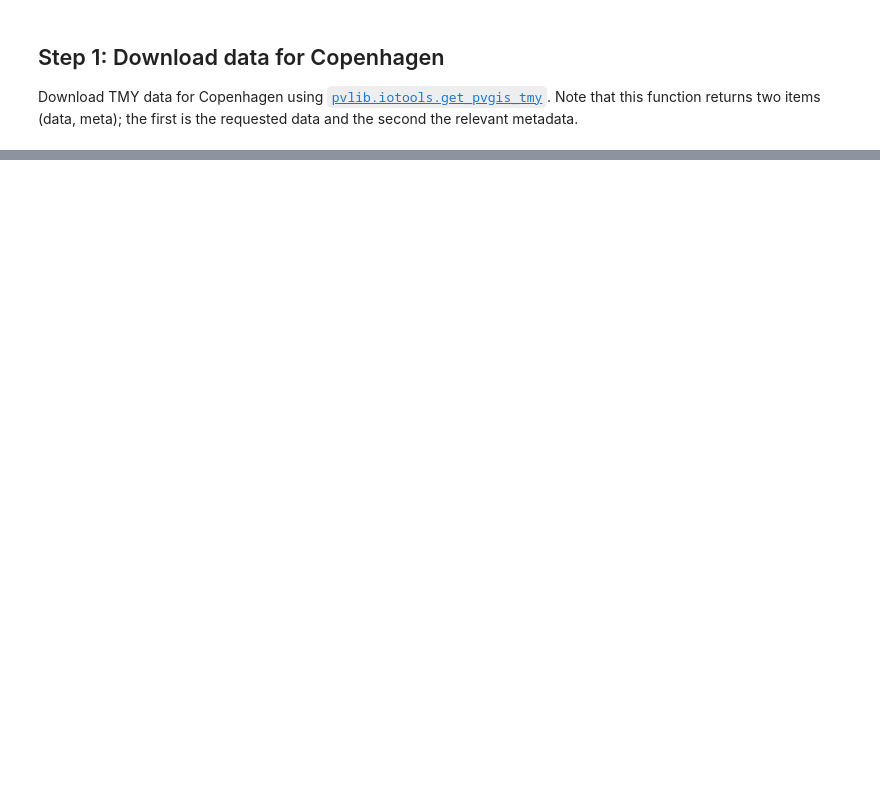
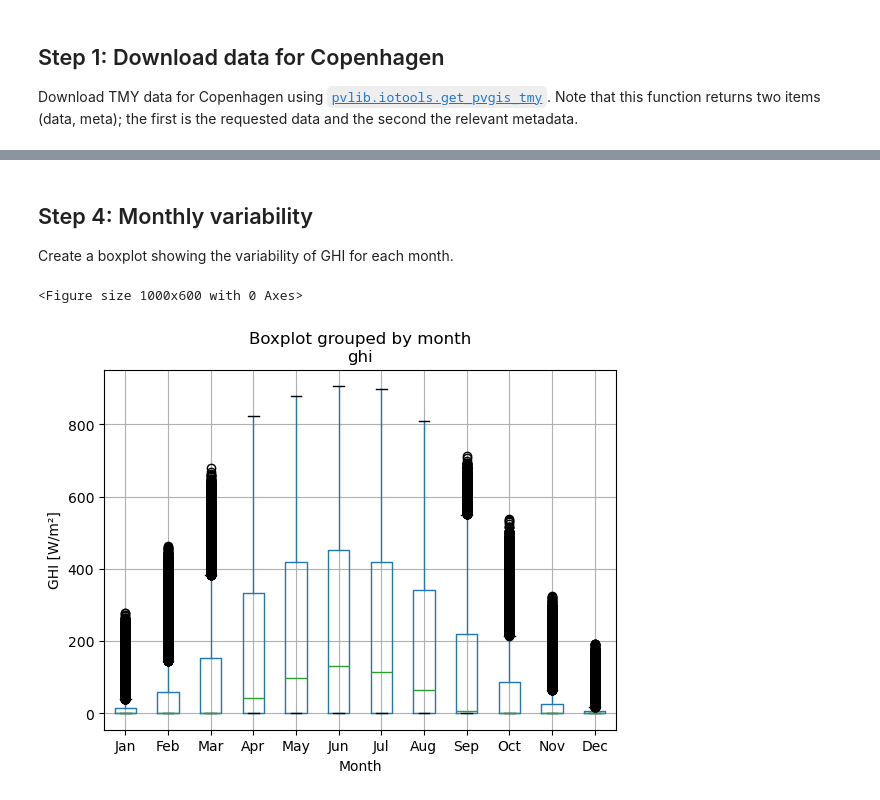
Before and after one commit to AdamRJensen/solar-resource-course, a Jupyter notebook: temporal_variability.ipynb, the cells around one changed output, grey strips where cells are left out. Cells and saved outputs as stored; diff of their text form; code cells hidden in the pictures; blank space fills up the shorter version.

```diff
--- a/temporal_variability.ipynb
+++ b/temporal_variability.ipynb
@@ -104,0 +58,17 @@ data
+# %% [markdown]
+## Step 4: Monthly variability
+
+Create a boxplot showing the variability of GHI for each month.
+# %%
+hourly['month'] = hourly.index.month
+
+plt.figure(figsize=(10,6))
+hourly.boxplot(column='ghi', by='month')
+plt.xlabel('Month')
+plt.ylabel('GHI [W/m²]')
+plt.xticks(range(1,13),
+           ['Jan','Feb','Mar','Apr','May','Jun','Jul','Aug','Sep','Oct','Nov','Dec'])
+plt.show()
+# %% [output]
+<Figure size 1000x600 with 0 Axes>
+[figure, added]
```
Also changed, not shown: parts of 11 cells of this notebook.
